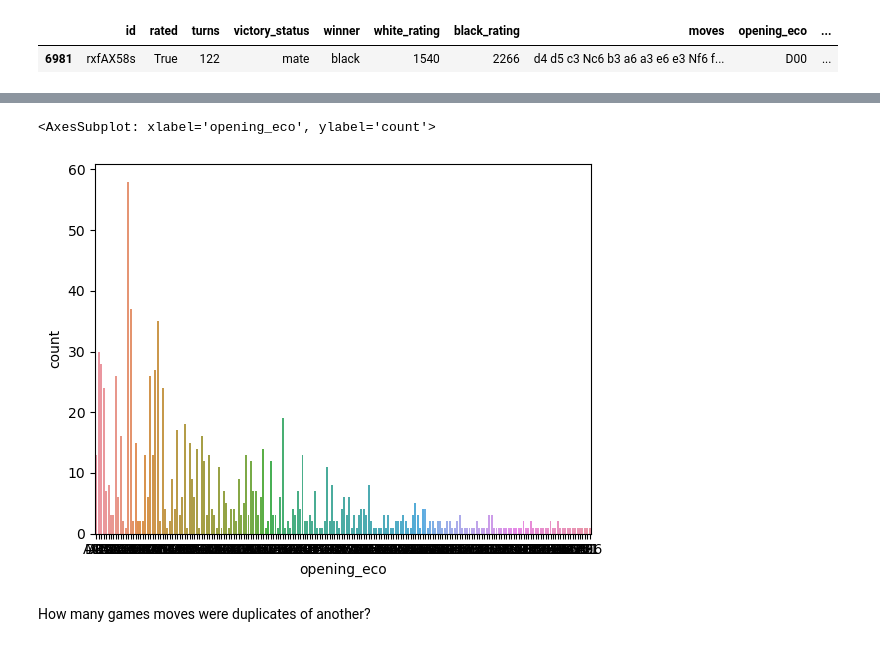
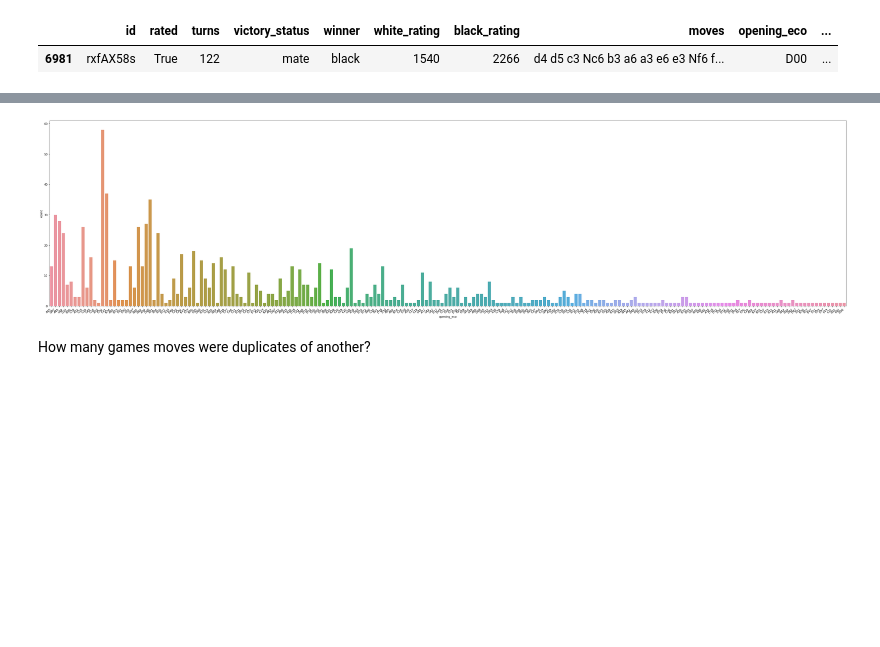
Before and after one commit to matthewasloan95/chess, a Jupyter notebook: final-project.ipynb, the cells around one changed output, grey strips where cells are left out. Cells and saved outputs as stored; diff of their text form; code cells hidden in the pictures; blank space fills up the shorter version.

Commit message:
added matplotlib to make the countplots more readable

```diff
--- a/final-project.ipynb
+++ b/final-project.ipynb
@@ -108,8 +109,11 @@ sns.boxplot(data = df, x = 'rating_diff')
 # %%
-sns.countplot(data = df.loc[(df['winner'] == 'white')], x='opening_eco')
+plt.figure(figsize=(40,10))
+ax = sns.countplot(data = df.loc[(df['winner'] == 'white')], x='opening_eco')
+ax.set_xticklabels(ax.get_xticklabels(), rotation=40, ha="right")
+plt.tight_layout()
+plt.show()
 # %% [output]
-<AxesSubplot: xlabel='opening_eco', ylabel='count'>
-[figure, old version]
+[figure, new version]
 # %% [markdown]
 How many games moves were duplicates of another?
 # %%
```
Also changed, not shown: parts of 3 cells of this notebook.
